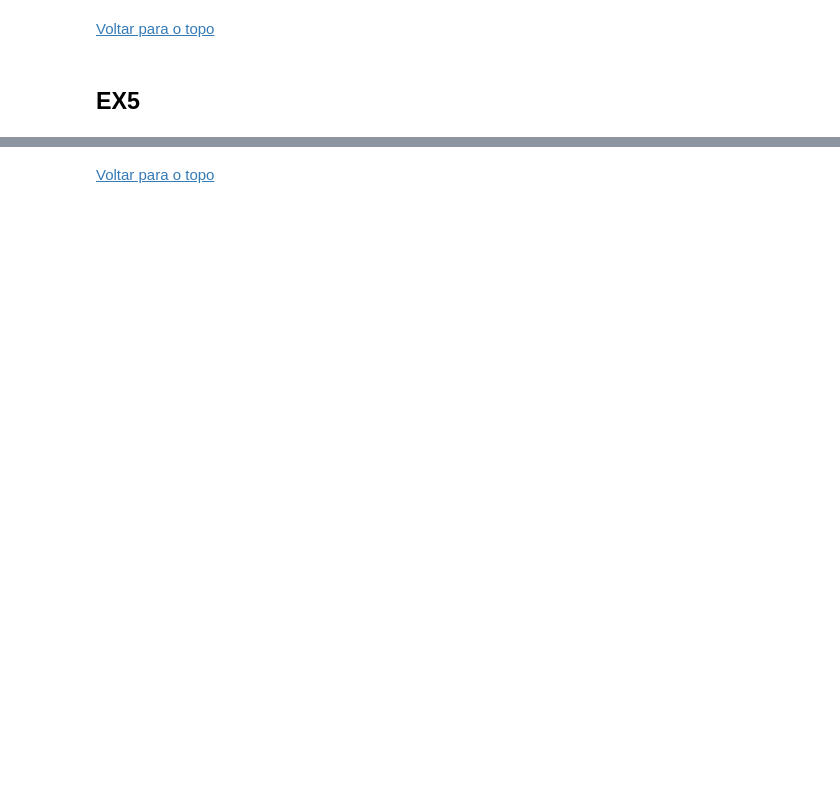
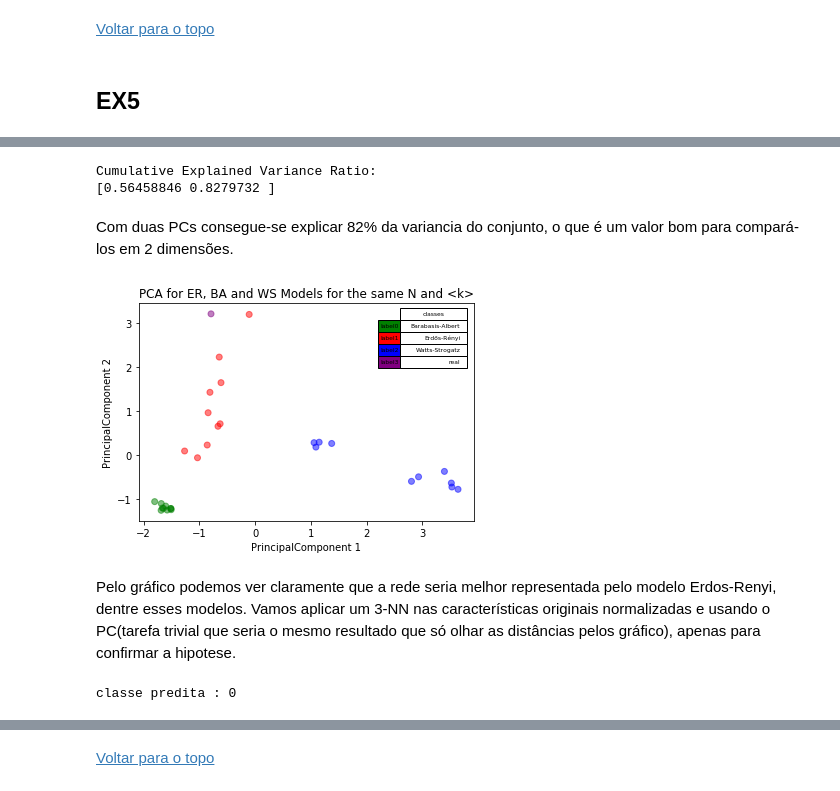
Before and after one commit to Micanga/sme0130_redes_complexas, a Jupyter notebook: Projeto3.ipynb, the cells around one changed output, grey strips where cells are left out. Saved outputs shown, nothing was run; the diff lists cells and outputs as text; code cells hidden in the pictures; blank space fills up the shorter version.

```diff
--- a/Projeto3.ipynb
+++ b/Projeto3.ipynb
@@ -450,0 +558,75 @@ por fim plota a PCA
+# %%
+from sklearn.preprocessing import StandardScaler
+
+features = ["Average degree" ,"<k2>" ,"Average shortest path" ,
+            "Average clustering coefficient","Transitivity", "Assortativity coefficient"]
+
+#Separating features from label
+X = displayer.loc[:, features].values
+y = displayer.loc[:,['Model']].values
+
+x = StandardScaler().fit_transform(X)
+
+from sklearn.decomposition import PCA
+
+pca = PCA(n_components=2)
+PC = pca.fit_transform(x)
+print("Cumulative Explained Variance Ratio:")
+print(pca.explained_variance_ratio_.cumsum())
+# %% [output]
+Cumulative Explained Variance Ratio:
+[0.56458846 0.8279732 ]
+# %% [markdown]
+Com duas PCs consegue-se explicar 82% da variancia do conjunto, o que é um valor bom para compará-los em 2 dimensões.
+# %%
+def get_model_colors(model):
+    if model == "Erdős-Rényi":
+        return 'r'
+    elif model == "Barabasis-Albert":
+        return 'g'
+    elif model == "Watts-Strogatz":
+        return 'b'
+    else :
+        return 'purple'
+
+colors = list(map(get_model_colors, y))
+
+
+plt.scatter(PC[:,0], PC[:,1], c=colors, alpha=0.5)
+plt.title('PCA for ER, BA and WS Models for the same N and <k>')
+plt.xlabel('PrincipalComponent 1')
+plt.ylabel('PrincipalComponent 2')
+
+unique_classes = list(unique(y.reshape(1,-1)))
+plt.table(cellText=[[x] for x in unique_classes], loc='upper right',
+          colWidths=[0.2],rowColours=list(map(get_model_colors, unique_classes)),
+          rowLabels=['label%d'%x for x in range(0 ,len(unique_classes))],
+          colLabels=['classes'])
+plt.show()
+# %% [output]
+[figure, added]
+# %% [markdown]
+Pelo gráfico podemos ver claramente que a rede seria melhor representada pelo modelo Erdos-Renyi, dentre esses modelos. Vamos aplicar um 3-NN nas características originais normalizadas e usando o PC(tarefa trivial que seria o mesmo resultado que só olhar as distâncias pelos gráfico), apenas para confirmar a hipotese.
+# %%
+from sklearn.neighbors import KNeighborsClassifier
+
+def get_model_classes(model):
+    if model == "Erdős-Rényi":
+        return 0
+    elif model == "Barabasis-Albert":
+        return 1
+    elif model == "Watts-Strogatz":
+        return 2
+    else :
+        return -1
+
+classes = list(map(get_model_classes, y))
+
+neigh = KNeighborsClassifier(n_neighbors=3)
+neigh.fit(x[0:30,:], classes[0:30])
+
+pred = neigh.predict(x[30].reshape(1,-1))
+
+print("classe predita : %d" % pred[0])
+# %% [output]
+classe predita : 0
```
Also changed, not shown: parts of 20 cells of this notebook, 1 other file.
